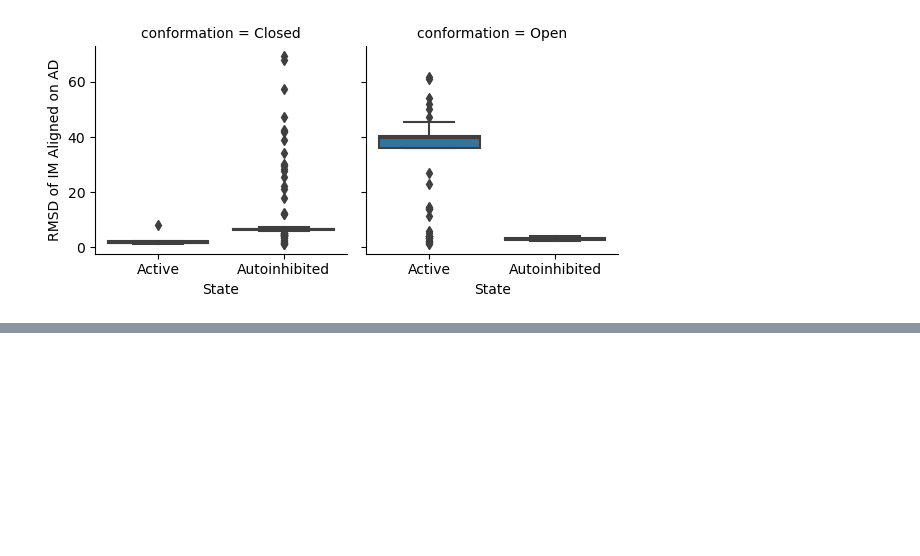
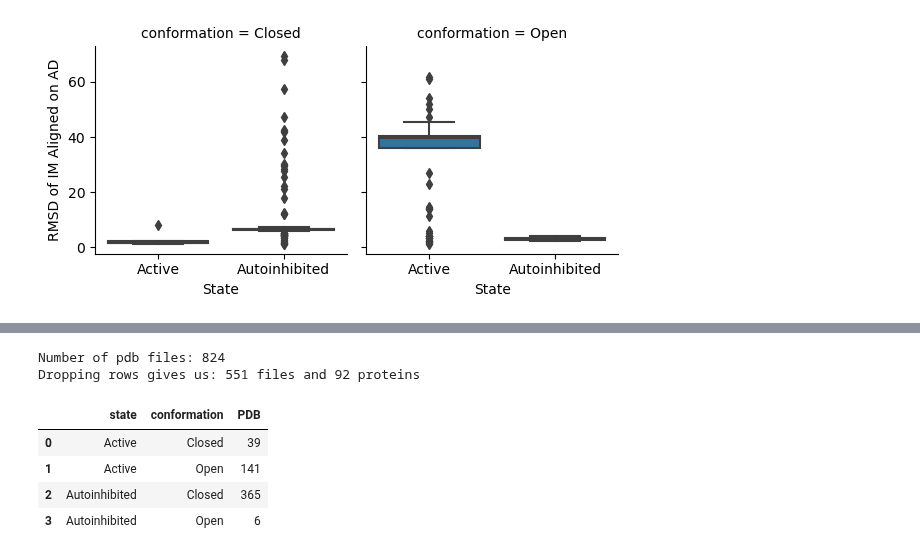
Before and after one commit to jpigles/alphafold-rmsd, a Jupyter notebook: both_states.ipynb, the cells around one changed output, grey strips where cells are left out. Cells and saved outputs as stored; diff of their text form; code cells hidden in the pictures; blank space fills up the shorter version.

```diff
--- a/both_states.ipynb
+++ b/both_states.ipynb
@@ -83,0 +81,27 @@ plt.show()
+# %%
+'''
+Determine the distributions of open/closed and active/autoinhibited proteins in the PDB
+'''
+
+df = pd.read_csv('./project_pipeline/data/classified_files_3.tsv', sep='\t').astype('object')
+
+# Number of pdb files
+print('Number of pdb files: ' + str(len(df)))
+
+# Number of PDB files with state or conformation information
+df = df.dropna(subset=['state', 'conformation'])
+print('Dropping rows gives us: ' + str(len(df)) + ' files and ' + str(len(df.groupby(['uniprot']).size())) + ' proteins')
+
+# Organize by state and conformation
+pdb_groups = df.groupby(['state', 'conformation']).size()
+
+pdb_df = pdb_groups.to_frame(name='PDB').reset_index()
+pdb_df.head()
+# %% [output]
+Number of pdb files: 824
+Dropping rows gives us: 551 files and 92 proteins
+|  | state | conformation | PDB |
+| 0 | Active | Closed | 39 |
+| 1 | Active | Open | 141 |
+| 2 | Autoinhibited | Closed | 365 |
+| 3 | Autoinhibited | Open | 6 |
```
Also changed, not shown: parts of 8 cells of this notebook, 10 other files.
